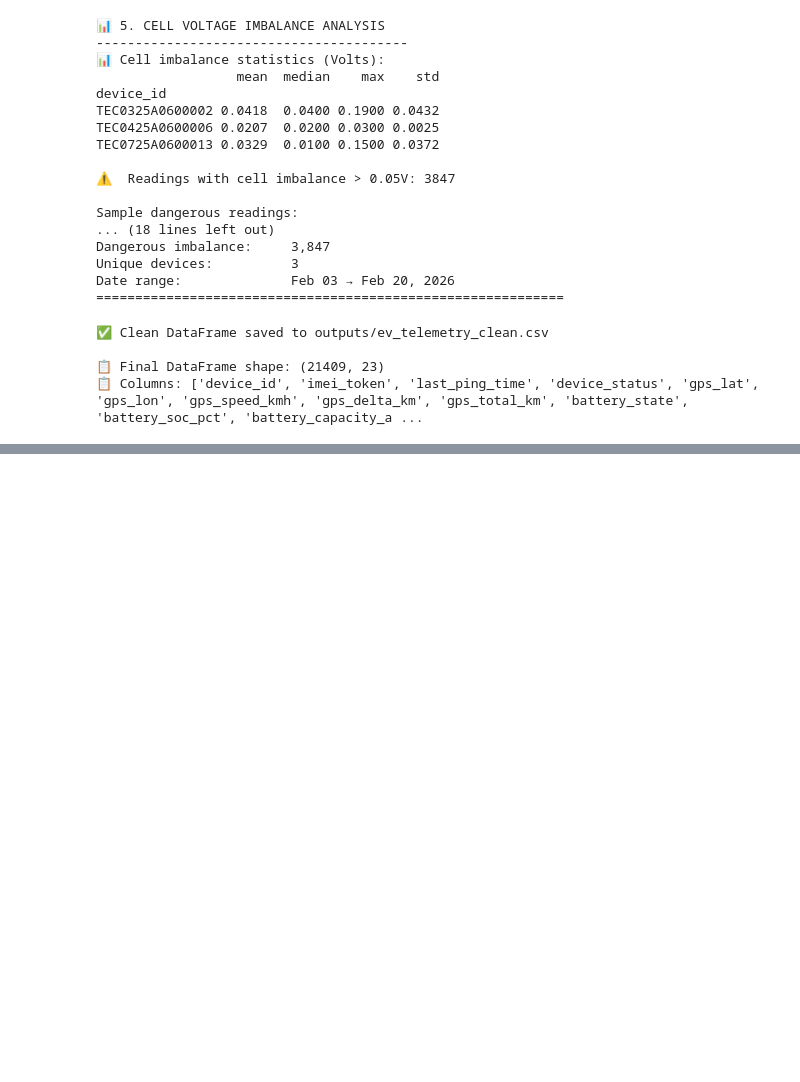
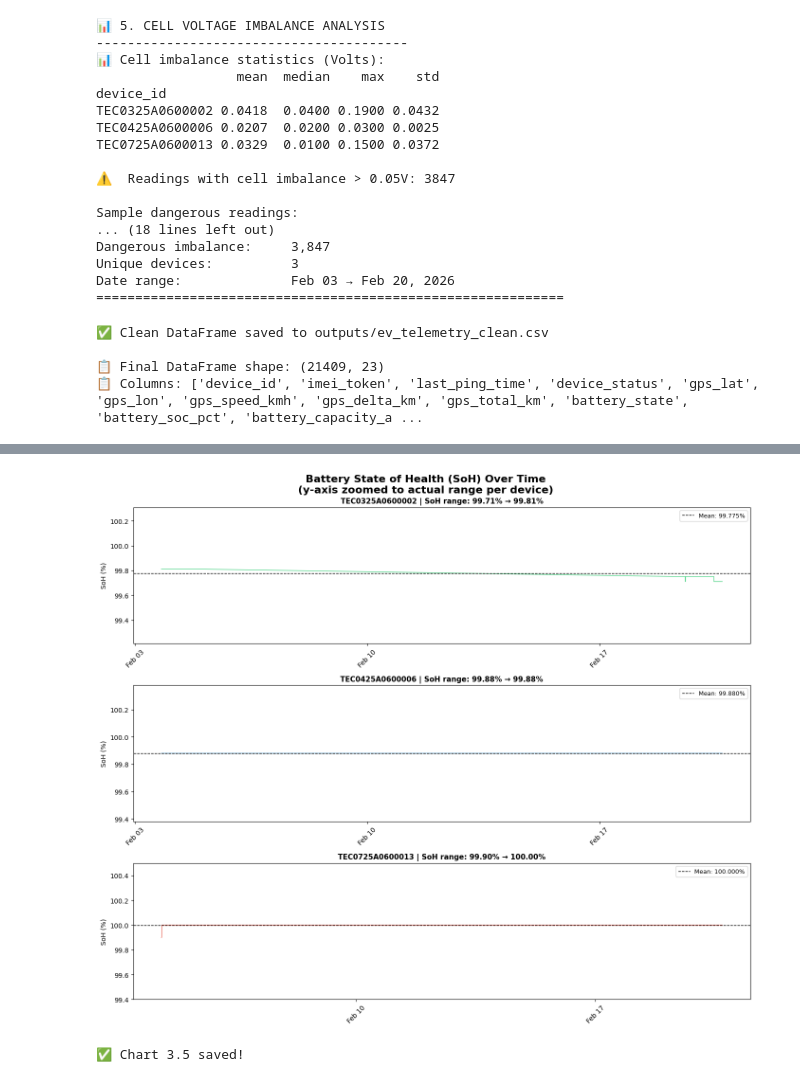
Before and after one commit to sanskarmankar/renewcred-ev-telemetry, a Jupyter notebook: notebooks/task1_pipeline.ipynb, the cells around one changed output, grey strips where cells are left out. Drawn from its saved outputs; the diff is of its cells as text; code cells hidden in the pictures; blank space fills up the shorter version.

```diff
--- a/notebooks/task1_pipeline.ipynb
+++ b/notebooks/task1_pipeline.ipynb
@@ -584,0 +857,58 @@ print(f"📋 Columns: {list(df.columns)}")
+# %%
+# ── Chart 3 Improved: SoH Over Time (zoomed) ──────────────
+fig, axes = plt.subplots(3, 1, figsize=(14, 12), sharex=False)
+
+devices = df['device_id'].unique()
+colors = ['#2ecc71', '#3498db', '#e74c3c']
+
+for idx, (device, color) in enumerate(zip(devices, colors)):
+    device_df = df[df['device_id'] == device].sort_values('ts')
+
+    axes[idx].plot(
+        device_df['ts'],
+        device_df['battery_soh_pct'],
+        color=color,
+        linewidth=1,
+        alpha=0.8
+    )
+
+    # Zoom y axis to actual data range
+    min_soh = device_df['battery_soh_pct'].min()
+    max_soh = device_df['battery_soh_pct'].max()
+    padding = 0.5
+    axes[idx].set_ylim(min_soh - padding, max_soh + padding)
+
+    axes[idx].set_title(
+        f'{device} | SoH range: {min_soh:.2f}% → {max_soh:.2f}%',
+        fontsize=11, fontweight='bold')
+    axes[idx].set_ylabel('SoH (%)', fontsize=10)
+
+    # Add mean line
+    mean_soh = device_df['battery_soh_pct'].mean()
+    axes[idx].axhline(
+        y=mean_soh,
+        color='black',
+        linestyle='--',
+        linewidth=1,
+        label=f'Mean: {mean_soh:.3f}%'
+    )
+    axes[idx].legend(fontsize=9)
+
+    # Format dates
+    import matplotlib.dates as mdates
+    axes[idx].xaxis.set_major_formatter(mdates.DateFormatter('%b %d'))
+    axes[idx].xaxis.set_major_locator(mdates.WeekdayLocator(interval=1))
+    plt.setp(axes[idx].xaxis.get_majorticklabels(), rotation=45)
+
+plt.suptitle(
+    'Battery State of Health (SoH) Over Time\n(y-axis zoomed to actual range per device)',
+    fontsize=16, fontweight='bold')
+
+plt.tight_layout()
+plt.savefig('../outputs/eda_charts/chart3.5_soh_over_time.png',
+            bbox_inches='tight')
+plt.show()
+print("✅ Chart 3.5 saved!")
+# %% [output]
+[figure, added]
+✅ Chart 3.5 saved!
```
Also changed, not shown: parts of 14 cells of this notebook, 7 other files.
